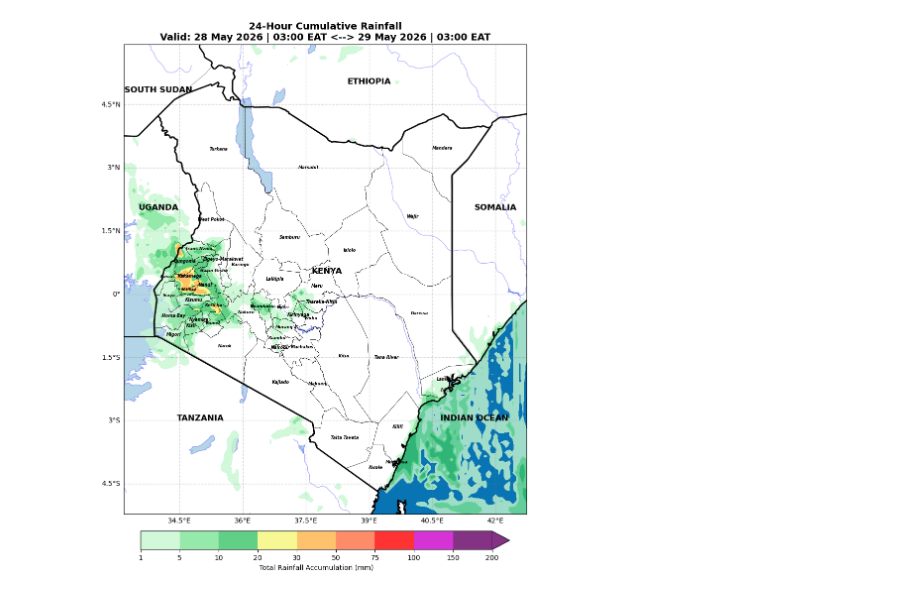
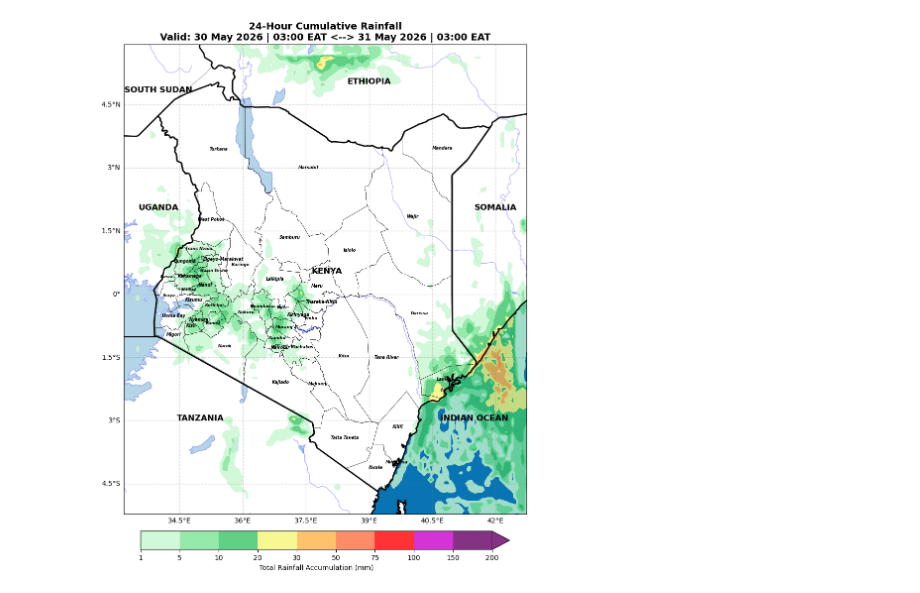
Before and after one commit to Erickpython/wrf_python, a Jupyter notebook: Professional Level_Plots/rainfall.ipynb, the cells around one changed output. Drawn from its saved outputs; the diff is of its cells as text; code cells hidden in the pictures.

```diff
--- a/Professional Level_Plots/rainfall.ipynb
+++ b/Professional Level_Plots/rainfall.ipynb
@@ -17,7 +17,7 @@ import pandas as pd
 from datetime import datetime, timedelta
 # %%
 # load the dataset - wrfoutput and shapefiles
-ncfile = Dataset("/home/erickwambugu/WRF/run/wrfout_d01_2026-05-28_00:00:00")
+ncfile = Dataset("/home/erickwambugu/WRF/run/wrfout_d01_2026-05-30_00:00:00")
 counties = gpd.read_file("/home/erickwambugu/WEATHER/WORKFLOW/map_shapefile_kenya/ke_shp/ke.shp")
 # %%
 # set the colors for the plot and the levels for the scale
@@ -110,32 +110,32 @@ ax.text(34.0, 4.8, "SOUTH SUDAN", **style)
 ax.text(41.5, -3.0, "INDIAN OCEAN", **style)
 
 #  plot the glidlines and the labels for the latitudes and longitudes
 gl = ax.gridlines(crs=ccrs.PlateCarree(), draw_labels=True, linewidth=1,
-                            color='gray', alpha=0.3, linestyle='--')
+                            color='grey', alpha=0.3, linestyle='--')
 
 gl.top_labels = gl.right_labels = False
 gl.xformatter = LONGITUDE_FORMATTER
 gl.yformatter = LATITUDE_FORMATTER
 gl.xlabel_style = {'fontsize': 10, 'color': 'black'}
 gl.ylabel_style = {'fontsize': 10, 'color': 'black'}
 
 
 
 plt.colorbar(
     contour, ax=ax, orientation="horizontal",
     pad=0.03, shrink=0.8,
     label="Total Rainfall Accumulation (mm)",
     extend='max'
 )
 
 start_time_eat = format_eat_time(getvar(ncfile, "Times", timeidx=0).values)
 end_time_eat = format_eat_time(getvar(ncfile, "Times", timeidx=-1).values)
 
 plt.title(
     f"24-Hour Cumulative Rainfall\nValid: {start_time_eat} <--> {end_time_eat}",
     fontsize=14, fontweight="bold"
 )
 
 plt.show()
 # %% [output]
-[figure, old version]
+[figure, new version]
```
Also changed, not shown: 3 other files.
